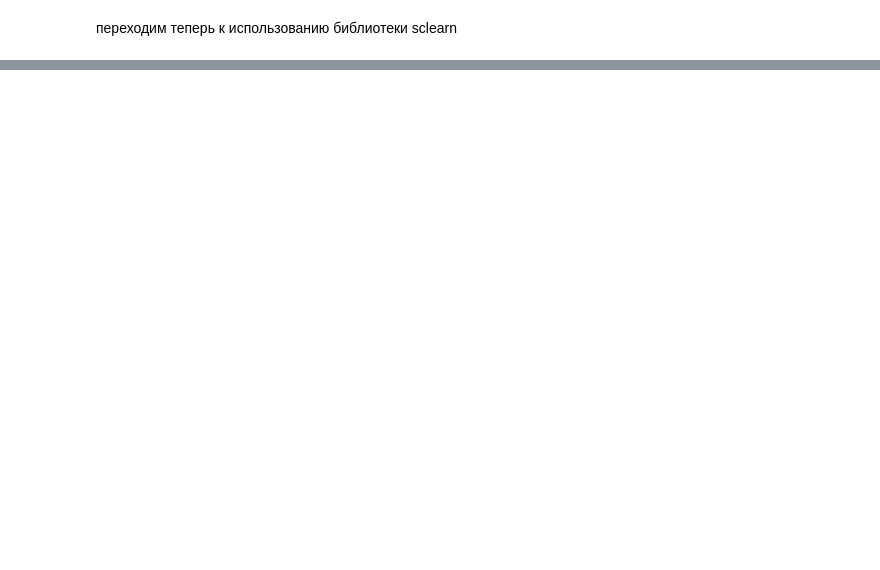
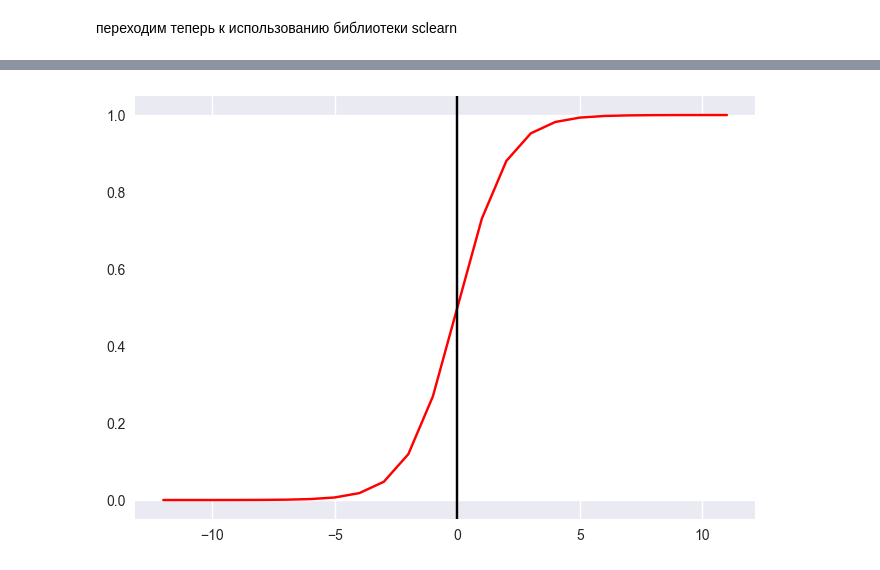
Before and after one commit to Asdergh/Drone_kit, a Jupyter notebook: Untitled-1.ipynb, the cells around one changed output, grey strips where cells are left out. Drawn from its saved outputs; the diff is of its cells as text; code cells hidden in the pictures; blank space fills up the shorter version.

```diff
--- a/Untitled-1.ipynb
+++ b/Untitled-1.ipynb
@@ -351 +380,10 @@ plt.show()
 [figure]
+# %%
+z_net = np.arange(-12, 12)
+sigmoid = 1.0 / (1 + np.exp(-z_net))
+plt.plot(z_net, sigmoid, color="red")
+plt.axvline(0.0, color="k")
+plt.axhspan(0.0, 1.0, ls="dotted", facecolor="1.0", alpha=1.0)
+plt.show()
+# %% [output]
+[figure, added]
```
Also changed, not shown: parts of 9 cells of this notebook, 3 other files.
